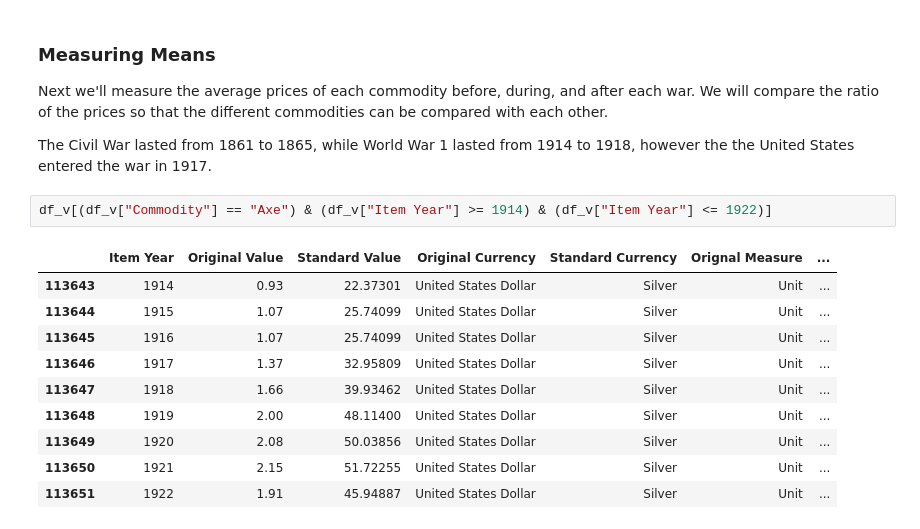
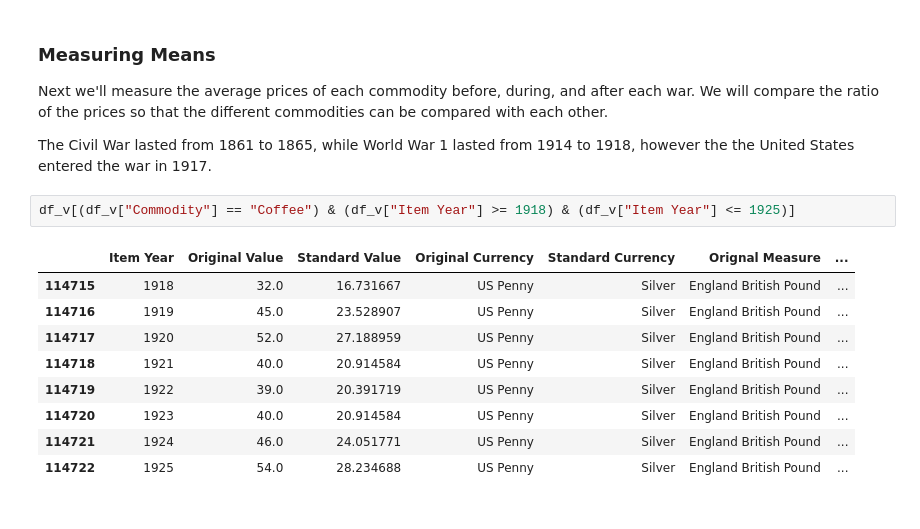
Before and after one commit to Meadosc/commodity_case_study, a Jupyter notebook: main.ipynb, the cells around one changed output. Saved outputs shown, nothing was run; the diff lists cells and outputs as text.

```diff
--- a/main.ipynb
+++ b/main.ipynb
@@ -231,15 +235,14 @@ Next we'll measure the average prices of each commodity before, during, and afte
 
 The Civil War lasted from 1861 to 1865, while World War 1 lasted from 1914 to 1918, however the the United States entered the war in 1917.
 # %%
-df_v[(df_v["Commodity"] == "Axe") & (df_v["Item Year"] >= 1914) & (df_v["Item Year"] <= 1922)]
+df_v[(df_v["Commodity"] == "Coffee") & (df_v["Item Year"] >= 1918) & (df_v["Item Year"] <= 1925)]
 # %% [output]
 |  | Item Year | Original Value | Standard Value | Original Currency | Standard Currency | Orignal Measure | ... |
-| 113643 | 1914 | 0.93 | 22.37301 | United States Dollar | Silver | Unit | ... |
-| 113644 | 1915 | 1.07 | 25.74099 | United States Dollar | Silver | Unit | ... |
-| 113645 | 1916 | 1.07 | 25.74099 | United States Dollar | Silver | Unit | ... |
-| 113646 | 1917 | 1.37 | 32.95809 | United States Dollar | Silver | Unit | ... |
-| 113647 | 1918 | 1.66 | 39.93462 | United States Dollar | Silver | Unit | ... |
-| 113648 | 1919 | 2.00 | 48.11400 | United States Dollar | Silver | Unit | ... |
-| 113649 | 1920 | 2.08 | 50.03856 | United States Dollar | Silver | Unit | ... |
-| 113650 | 1921 | 2.15 | 51.72255 | United States Dollar | Silver | Unit | ... |
-| 113651 | 1922 | 1.91 | 45.94887 | United States Dollar | Silver | Unit | ... |
+| 114715 | 1918 | 32.0 | 16.731667 | US Penny | Silver | England British Pound | ... |
+| 114716 | 1919 | 45.0 | 23.528907 | US Penny | Silver | England British Pound | ... |
+| 114717 | 1920 | 52.0 | 27.188959 | US Penny | Silver | England British Pound | ... |
+| 114718 | 1921 | 40.0 | 20.914584 | US Penny | Silver | England British Pound | ... |
+| 114719 | 1922 | 39.0 | 20.391719 | US Penny | Silver | England British Pound | ... |
+| 114720 | 1923 | 40.0 | 20.914584 | US Penny | Silver | England British Pound | ... |
+| 114721 | 1924 | 46.0 | 24.051771 | US Penny | Silver | England British Pound | ... |
+| 114722 | 1925 | 54.0 | 28.234688 | US Penny | Silver | England British Pound | ... |
```
Also changed, not shown: parts of 11 cells of this notebook.
